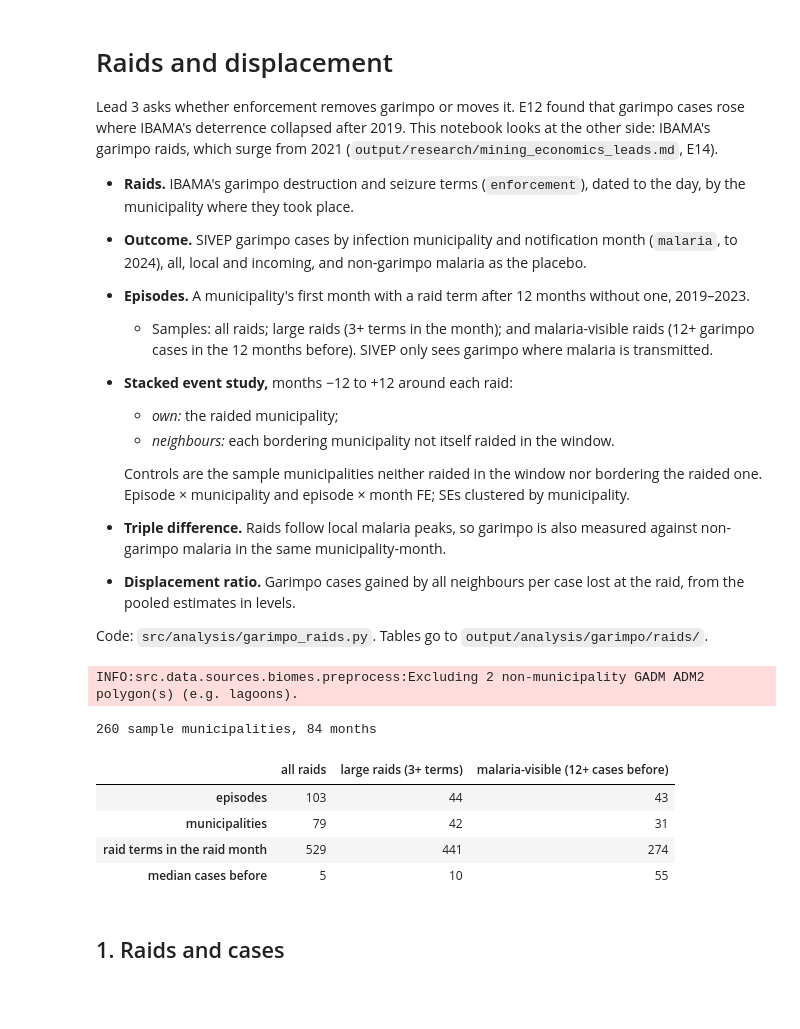
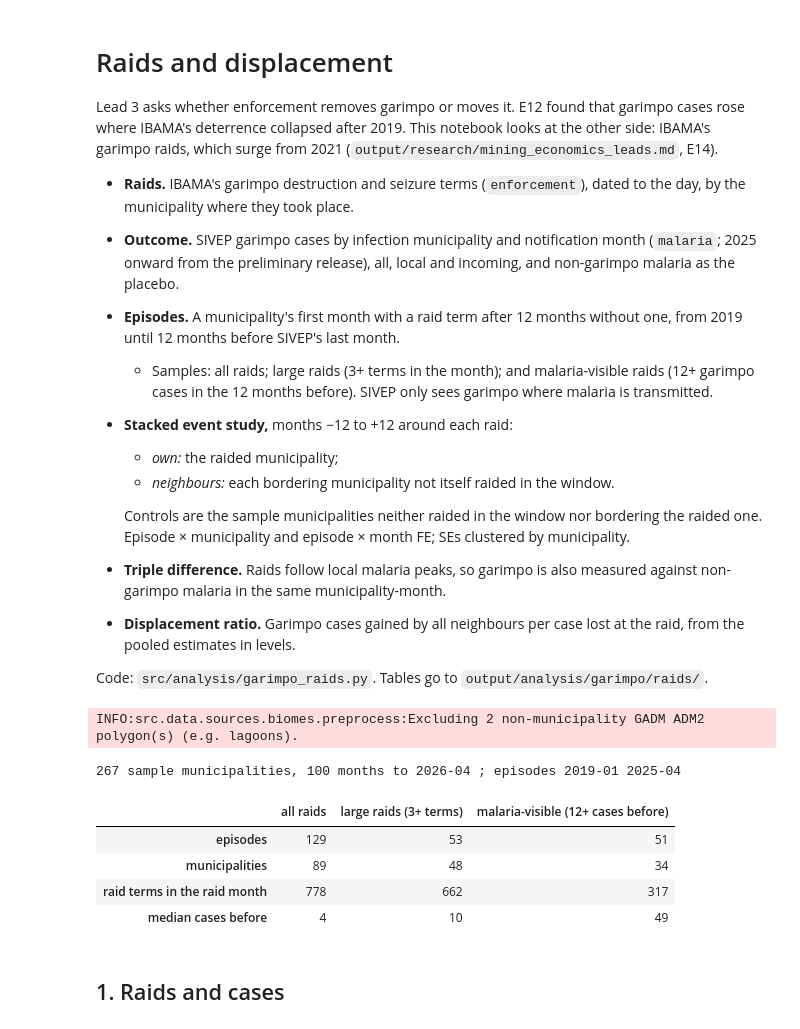
Before and after one commit to felixschulz385/river-pollution-brazil, a Jupyter notebook: output/notebooks/garimpo/06_raids.ipynb, the cells around one changed output. Saved outputs shown, nothing was run; the diff lists cells and outputs as text; code cells hidden in the pictures; blank space fills up the shorter version.

```diff
--- a/output/notebooks/garimpo/06_raids.ipynb
+++ b/output/notebooks/garimpo/06_raids.ipynb
@@ -9,9 +9,10 @@ E14).
 - **Raids.** IBAMA's garimpo destruction and seizure terms (`enforcement`), dated to the
   day, by the municipality where they took place.
 - **Outcome.** SIVEP garimpo cases by infection municipality and notification month
-  (`malaria`, to 2024), all, local and incoming, and non-garimpo malaria as the placebo.
+  (`malaria`; 2025 onward from the preliminary release), all, local and incoming, and
+  non-garimpo malaria as the placebo.
 - **Episodes.** A municipality's first month with a raid term after 12 months without
-  one, 2019–2023.
+  one, from 2019 until 12 months before SIVEP's last month.
   - Samples: all raids; large raids (3+ terms in the month); and malaria-visible raids
     (12+ garimpo cases in the 12 months before). SIVEP only sees garimpo where malaria
     is transmitted.
@@ -36,40 +37,41 @@ PROJECT_ROOT = next(p for p in [Path.cwd(), *Path.cwd().parents] if (p / "pyproj
 sys.path.insert(0, str(PROJECT_ROOT))
 
 import warnings
 
 import matplotlib.pyplot as plt
 import numpy as np
 import pandas as pd
 
 from src.analysis import garimpo_raids as R
 
 warnings.filterwarnings("ignore")
 pd.set_option("display.max_rows", 400)
 pd.set_option("display.max_columns", 40)
 pd.set_option("display.width", 240)
 pd.set_option("display.float_format", lambda value: f"{value:.4g}")
 
 OUT = PROJECT_ROOT / "output" / "analysis" / "garimpo" / "raids"
 OUT.mkdir(parents=True, exist_ok=True)
 
 panel, raids, adjacency = R.load_inputs()
-table = R.episodes(raids)
+table = R.episodes(raids, months=R.episode_window(panel))
 table["pre_cases"] = R.pre_cases(table, panel)
 samples = R.episode_samples(table, panel)
 table.to_csv(OUT / "episodes.csv", index=False)
-print(panel["mun_id"].nunique(), "sample municipalities,", panel["month"].nunique(), "months")
+print(panel["mun_id"].nunique(), "sample municipalities,", panel["month"].nunique(), "months to",
+      panel["month"].max().strftime("%Y-%m"), "; episodes", *R.episode_window(panel))
 display(pd.DataFrame({name: [len(part), part["mun_id"].nunique(), int(part["raid_terms"].sum()),
                              part["pre_cases"].median()]
                       for name, part in samples.items()},
                      index=["episodes", "municipalities", "raid terms in the raid month", "median cases before"]))
 # %% [output]
 INFO:src.data.sources.biomes.preprocess:Excluding 2 non-municipality GADM ADM2 polygon(s) (e.g. lagoons).
-260 sample municipalities, 84 months
+267 sample municipalities, 100 months to 2026-04 ; episodes 2019-01 2025-04
 |  | all raids | large raids (3+ terms) | malaria-visible (12+ cases before) |
-| episodes | 103 | 44 | 43 |
-| municipalities | 79 | 42 | 31 |
-| raid terms in the raid month | 529 | 441 | 274 |
-| median cases before | 5 | 10 | 55 |
+| episodes | 129 | 53 | 51 |
+| municipalities | 89 | 48 | 34 |
+| raid terms in the raid month | 778 | 662 | 317 |
+| median cases before | 4 | 10 | 49 |
 # %% [markdown]
 ## 1. Raids and cases
 # %%
```
Also changed, not shown: parts of 6 cells of this notebook, 2 other files.
